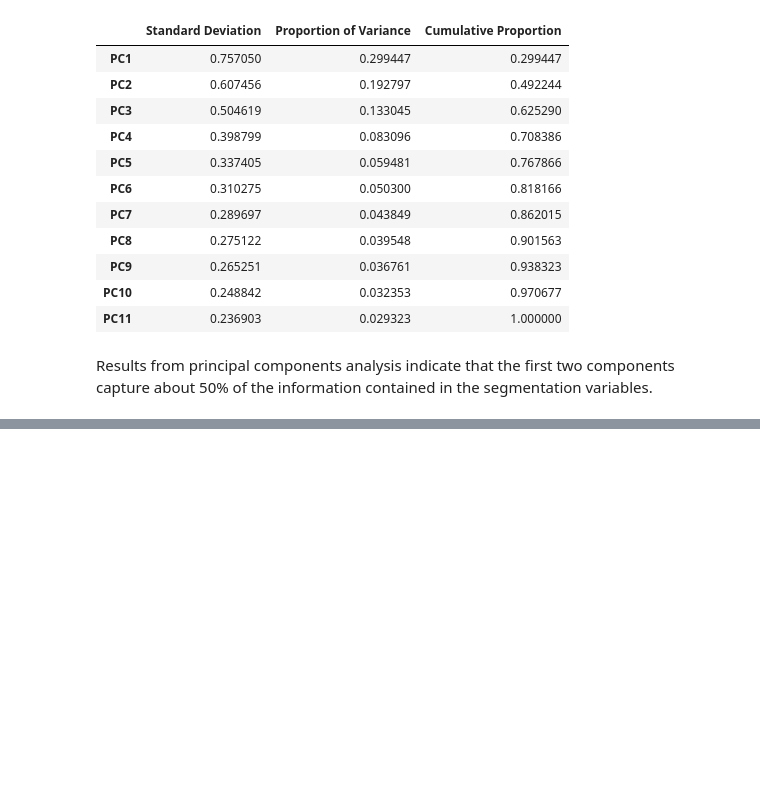
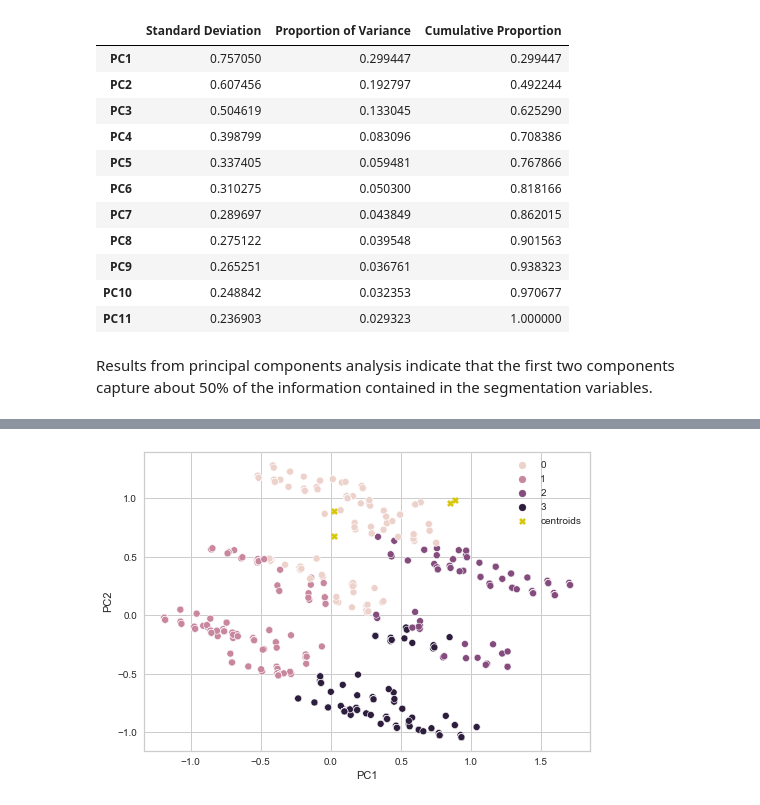
Before and after one commit to p-sachin/market_segmentation_analysis, a Jupyter notebook: market_segmentation_analysis.ipynb, the cells around one changed output, grey strips where cells are left out. Cells and saved outputs as stored; diff of their text form; code cells hidden in the pictures; blank space fills up the shorter version.

```diff
--- a/market_segmentation_analysis.ipynb
+++ b/market_segmentation_analysis.ipynb
@@ -134,0 +174,13 @@ InvalidIndexError: (slice(None, None, None), 0)
+# %%
+kmeans = KMeans(n_clusters=4)
+kmeans.fit(df_transformed[cat_col_names])
+mcdonalds_df["cluster_labels"]=kmeans.labels_
+# %%
+import seaborn as sns
+sns.scatterplot(data=df_components, x="PC1", y="PC2", hue=kmeans.labels_)
+plt.scatter(kmeans.cluster_centers_[:,0], kmeans.cluster_centers_[:,1],
+            marker="X", c="y", s=40, label="centroids")
+plt.legend()
+plt.show()
+# %% [output]
+[figure, added]
```
Also changed, not shown: parts of 16 cells of this notebook.
